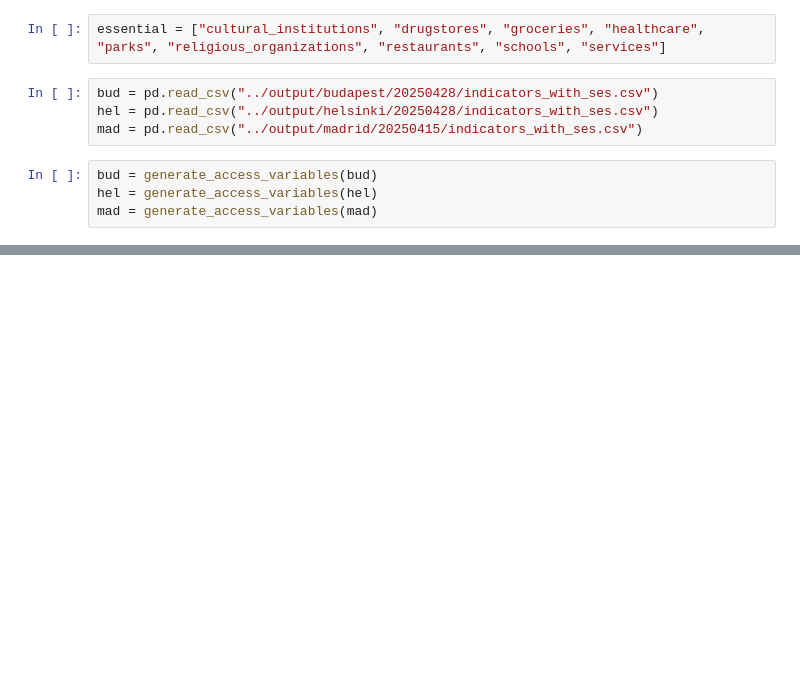
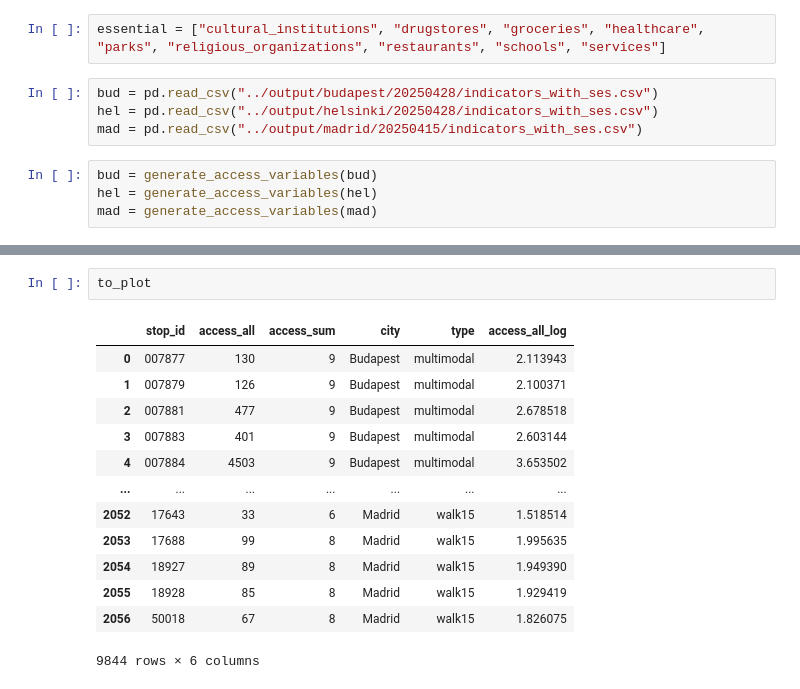
Before and after one commit to ANETILab/public_transport_in_the_15minute_city, a Jupyter notebook: notebooks/plot_accessibility_distribution.ipynb, the cells around one changed output, grey strips where cells are left out. Saved outputs shown, nothing was run; the diff lists cells and outputs as text; blank space fills up the shorter version.

```diff
--- a/notebooks/plot_accessibility_distribution.ipynb
+++ b/notebooks/plot_accessibility_distribution.ipynb
@@ -34,0 +92,16 @@ mad = generate_access_variables(mad)
+# %%
+to_plot
+# %% [output]
+|  | stop_id | access_all | access_sum | city | type | access_all_log |
+| 0 | 007877 | 130 | 9 | Budapest | multimodal | 2.113943 |
+| 1 | 007879 | 126 | 9 | Budapest | multimodal | 2.100371 |
+| 2 | 007881 | 477 | 9 | Budapest | multimodal | 2.678518 |
+| 3 | 007883 | 401 | 9 | Budapest | multimodal | 2.603144 |
+| 4 | 007884 | 4503 | 9 | Budapest | multimodal | 3.653502 |
+| ... | ... | ... | ... | ... | ... | ... |
+| 2052 | 17643 | 33 | 6 | Madrid | walk15 | 1.518514 |
+| 2053 | 17688 | 99 | 8 | Madrid | walk15 | 1.995635 |
+| 2054 | 18927 | 89 | 8 | Madrid | walk15 | 1.949390 |
+| 2055 | 18928 | 85 | 8 | Madrid | walk15 | 1.929419 |
+| 2056 | 50018 | 67 | 8 | Madrid | walk15 | 1.826075 |
+9844 rows × 6 columns
```
Also changed, not shown: parts of 6 cells of this notebook, 3 other files.
